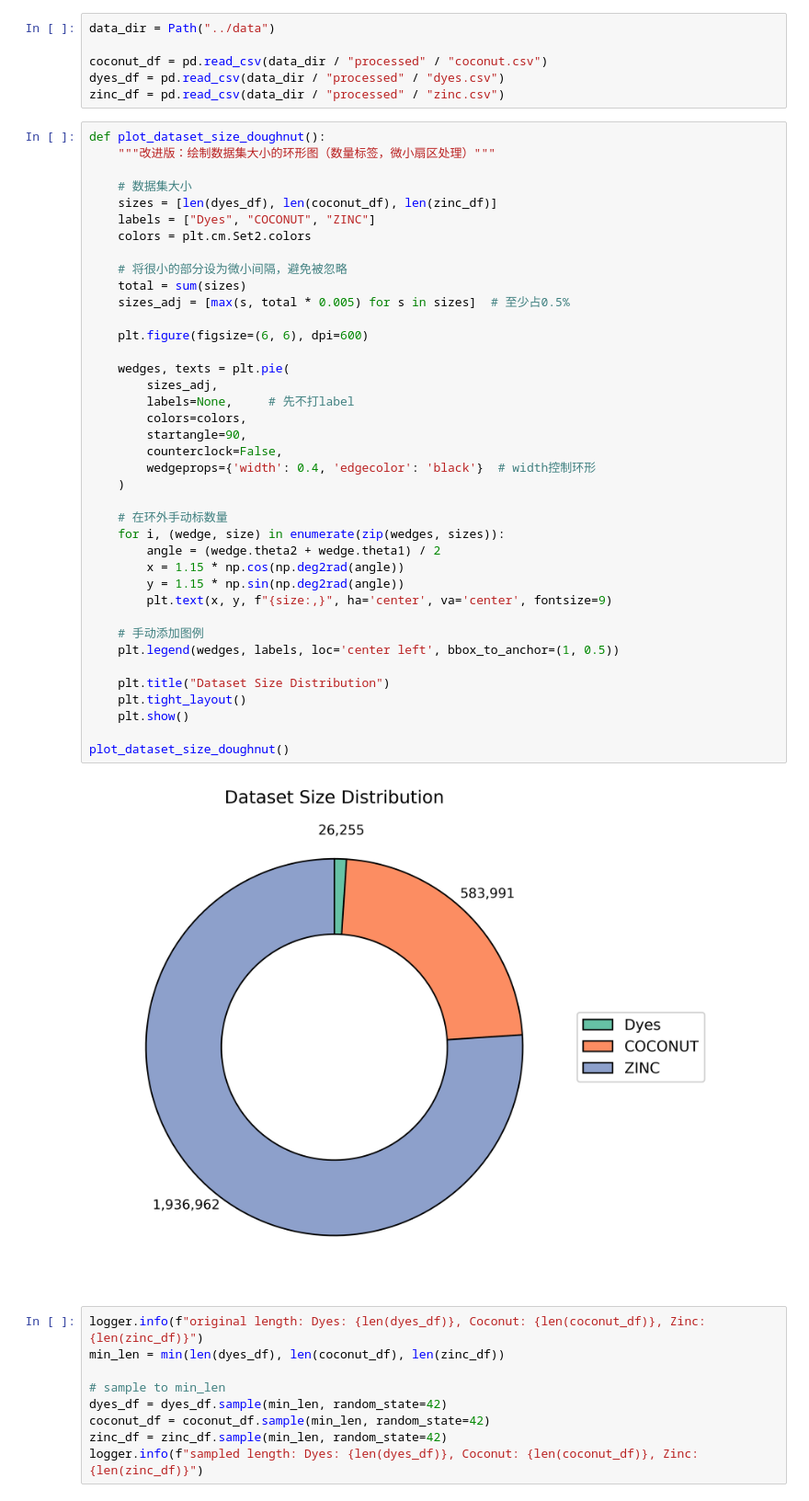
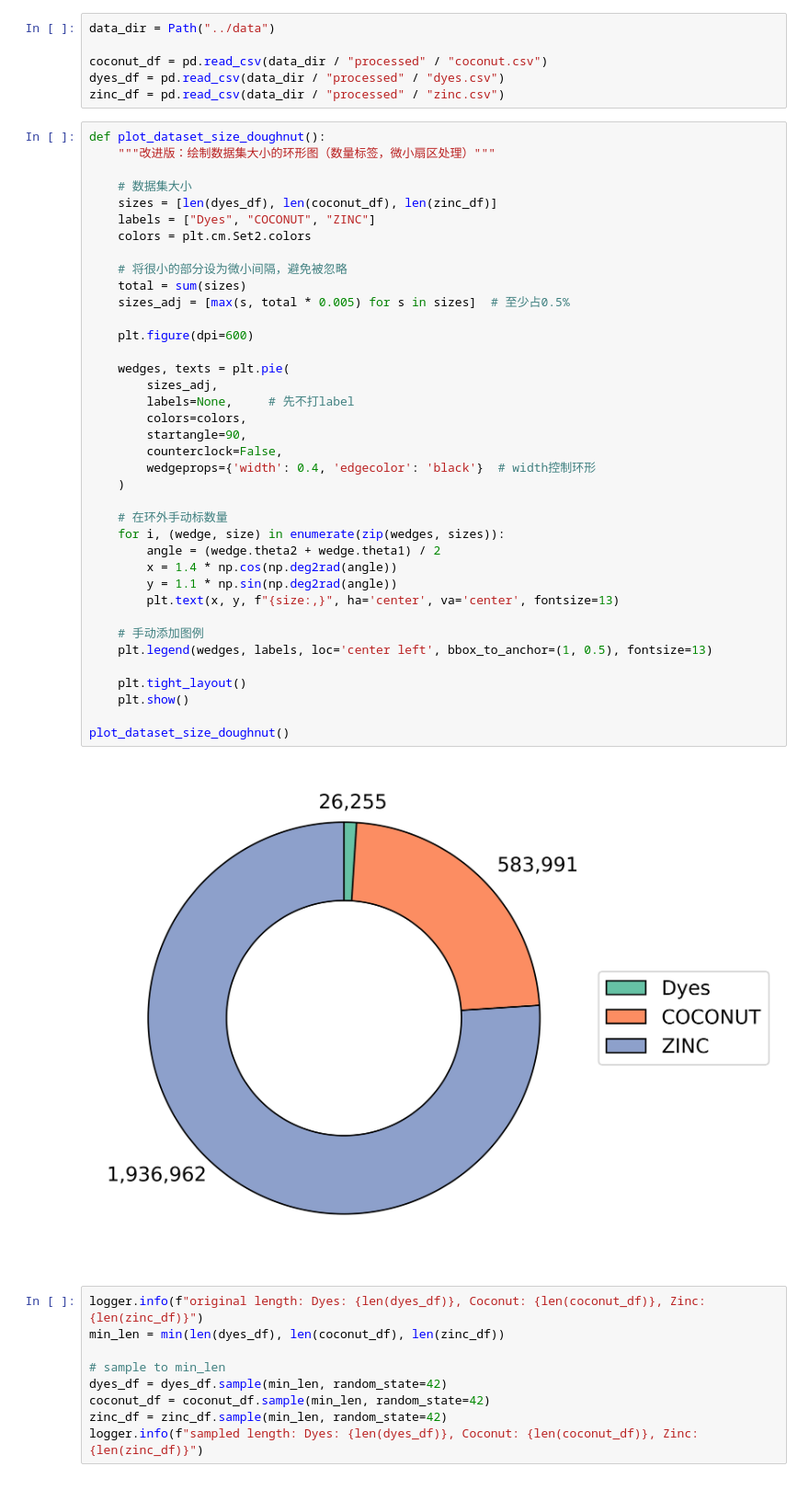
Before and after one commit to MolAstra/DyeLeS, a Jupyter notebook: notebooks/visualize_processed_data.ipynb, the cells around one changed output. Shown at 92% size. Saved outputs shown, nothing was run; the diff lists cells and outputs as text.

```diff
--- a/notebooks/visualize_processed_data.ipynb
+++ b/notebooks/visualize_processed_data.ipynb
@@ -18,40 +18,39 @@ def plot_dataset_size_doughnut():
     # 数据集大小
     sizes = [len(dyes_df), len(coconut_df), len(zinc_df)]
     labels = ["Dyes", "COCONUT", "ZINC"]
     colors = plt.cm.Set2.colors
 
     # 将很小的部分设为微小间隔，避免被忽略
     total = sum(sizes)
     sizes_adj = [max(s, total * 0.005) for s in sizes]  # 至少占0.5%
 
-    plt.figure(figsize=(6, 6), dpi=600)
+    plt.figure(dpi=600)
 
     wedges, texts = plt.pie(
         sizes_adj,
         labels=None,     # 先不打label
         colors=colors,
         startangle=90,
         counterclock=False,
         wedgeprops={'width': 0.4, 'edgecolor': 'black'}  # width控制环形
     )
 
     # 在环外手动标数量
     for i, (wedge, size) in enumerate(zip(wedges, sizes)):
         angle = (wedge.theta2 + wedge.theta1) / 2
-        x = 1.15 * np.cos(np.deg2rad(angle))
-        y = 1.15 * np.sin(np.deg2rad(angle))
-        plt.text(x, y, f"{size:,}", ha='center', va='center', fontsize=9)
+        x = 1.4 * np.cos(np.deg2rad(angle))
+        y = 1.1 * np.sin(np.deg2rad(angle))
+        plt.text(x, y, f"{size:,}", ha='center', va='center', fontsize=13)
 
     # 手动添加图例
-    plt.legend(wedges, labels, loc='center left', bbox_to_anchor=(1, 0.5))
+    plt.legend(wedges, labels, loc='center left', bbox_to_anchor=(1, 0.5), fontsize=13)
 
-    plt.title("Dataset Size Distribution")
     plt.tight_layout()
     plt.show()
 
 plot_dataset_size_doughnut()
 # %% [output]
-[figure, old version]
+[figure, new version]
 # %%
 logger.info(f"original length: Dyes: {len(dyes_df)}, Coconut: {len(coconut_df)}, Zinc: {len(zinc_df)}")
 min_len = min(len(dyes_df), len(coconut_df), len(zinc_df))
```
Also changed, not shown: 9 other files.
